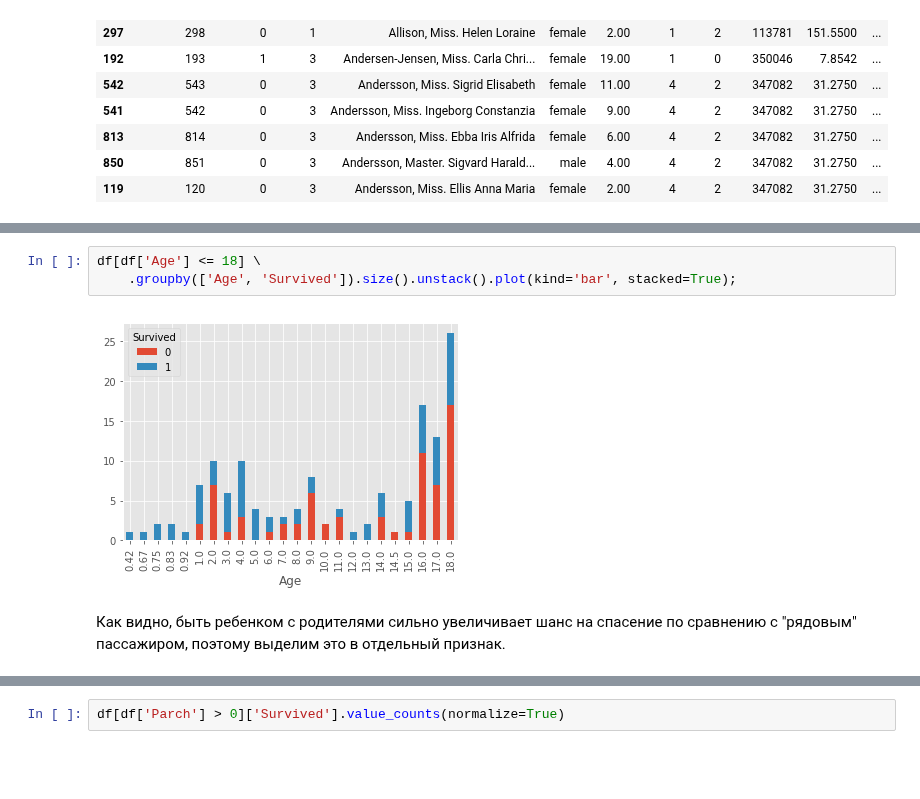
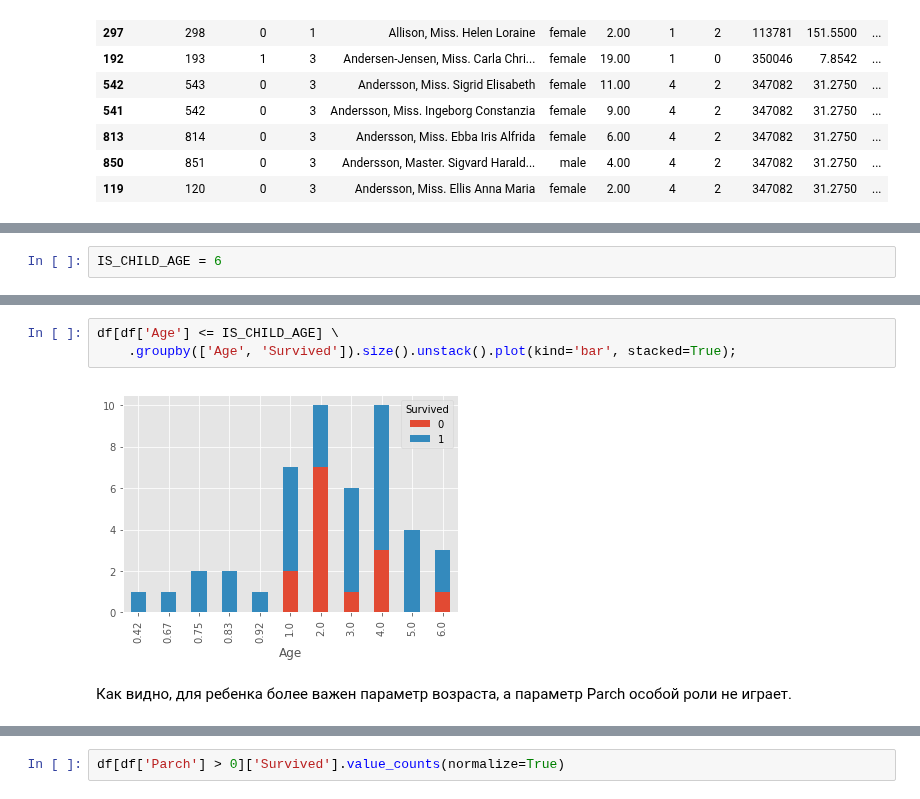
Before and after one commit to AndrewLrrr/otus-big-data, a Jupyter notebook: hw5/Titanic.ipynb, the cells around one changed output, grey strips where cells are left out. Saved outputs shown, nothing was run; the diff lists cells and outputs as text; blank space fills up the shorter version.

```diff
--- a/hw5/Titanic.ipynb
+++ b/hw5/Titanic.ipynb
@@ -209 +209,3 @@ df[(df['SibSp'] > 0) | (df['Parch'] > 0)].sort_values(['Surname']).head(15)
+# %%
+IS_CHILD_AGE = 6
 # %%
@@ -226,8 +228,8 @@ df[(df['Parch'] > 0) & (df['Age'] <= 18)] \
 # %%
-df[df['Age'] <= 18] \
+df[df['Age'] <= IS_CHILD_AGE] \
     .groupby(['Age', 'Survived']).size().unstack().plot(kind='bar', stacked=True);
 # %% [output]
-[figure, old version]
+[figure, new version]
-# %% [markdown]
-Как видно, быть ребенком с родителями сильно увеличивает шанс на спасение по сравнению с "рядовым" пассажиром, поэтому выделим это в отдельный признак.
+# %% [markdown]
+Как видно, для ребенка более важен параметр возраста, а параметр Parch особой роли не играет.
 # %%
```
Also changed, not shown: parts of 41 cells of this notebook, 1 other file.
